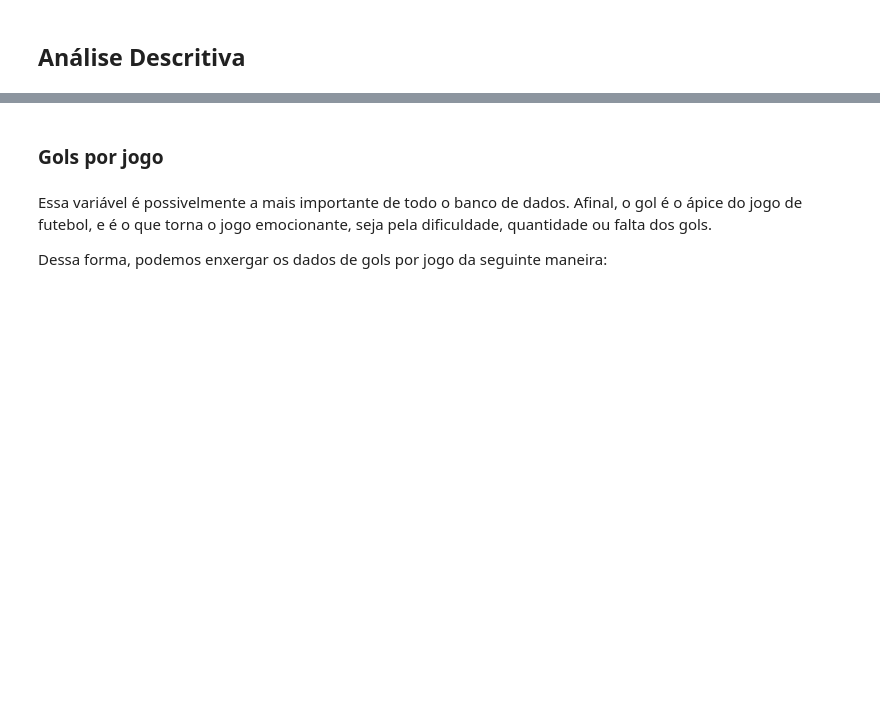
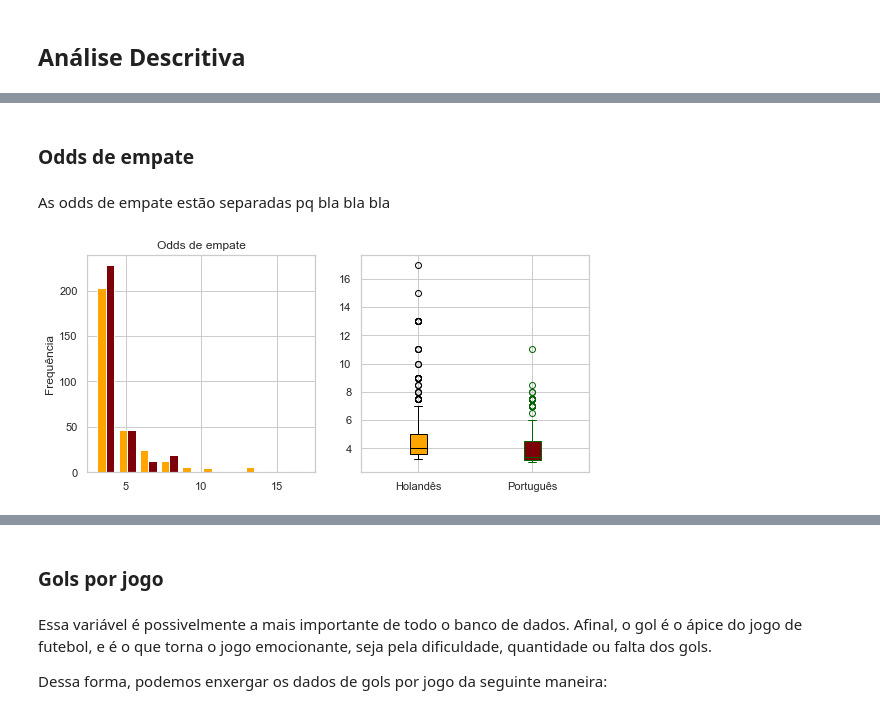
Before and after one commit to RamonMoreiraUnb/ce2Python, a Jupyter notebook: Trabalho CE2.ipynb, the cells around one changed output, grey strips where cells are left out. Saved outputs shown, nothing was run; the diff lists cells and outputs as text; code cells hidden in the pictures; blank space fills up the shorter version.

```diff
--- a/Trabalho CE2.ipynb
+++ b/Trabalho CE2.ipynb
@@ -24,0 +152,38 @@ warnings.filterwarnings("ignore")
+# %% [markdown]
+### Odds de empate
+# %% [markdown]
+As odds de empate estão separadas pq bla bla bla
+# %%
+oddD = [holandes.B365D, portugues.B365D]
+
+cores = ["orange", "#7E0008"]
+
+fig, (graf1, graf2) = plt.subplots(nrows = 1, ncols = 2, figsize = (9, 4))
+
+graf1.hist(oddD, color = cores)
+
+
+cores = ["orange", "black"]
+legendas = ["Holandês", "Português"]
+
+for i in range(2):
+    graf2.boxplot(oddD[i], patch_artist = True, positions = [i + 1],
+                               boxprops = dict(facecolor = cores[i], color = cores[i + 1]),
+                               capprops = dict(color = cores[i + 1]),
+                               whiskerprops = dict(color = cores[i + 1]),
+                               flierprops = dict(color = cores[i + 1], markeredgecolor = cores[i + 1]),
+                               medianprops = dict(color = cores[i + 1]))
+
+    if i == 0:
+        cores[1] = "#7E0008"
+        cores.append("#006400")
+
+
+graf1.set_title('Odds de empate')
+graf1.set_ylabel("Frequência")
+
+graf2.set_xticklabels(['Holandês', 'Português'])
+
+plt.show()
+# %% [output]
+[figure, added]
```
Also changed, not shown: parts of 28 cells of this notebook.
